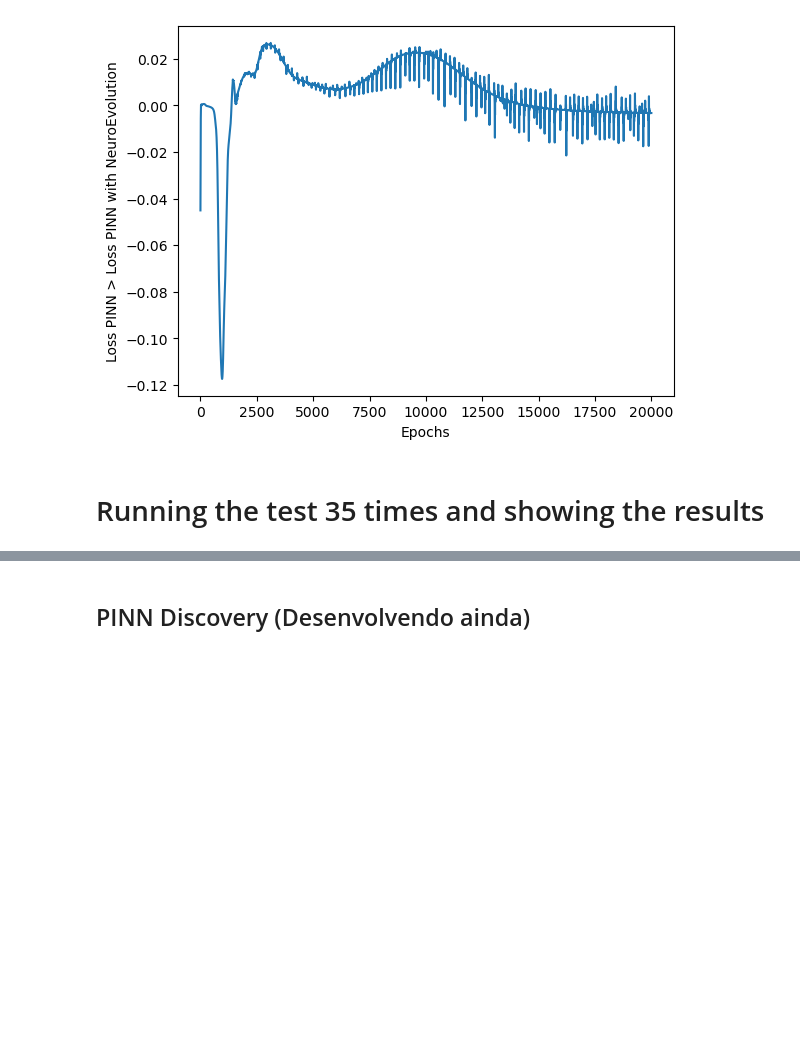
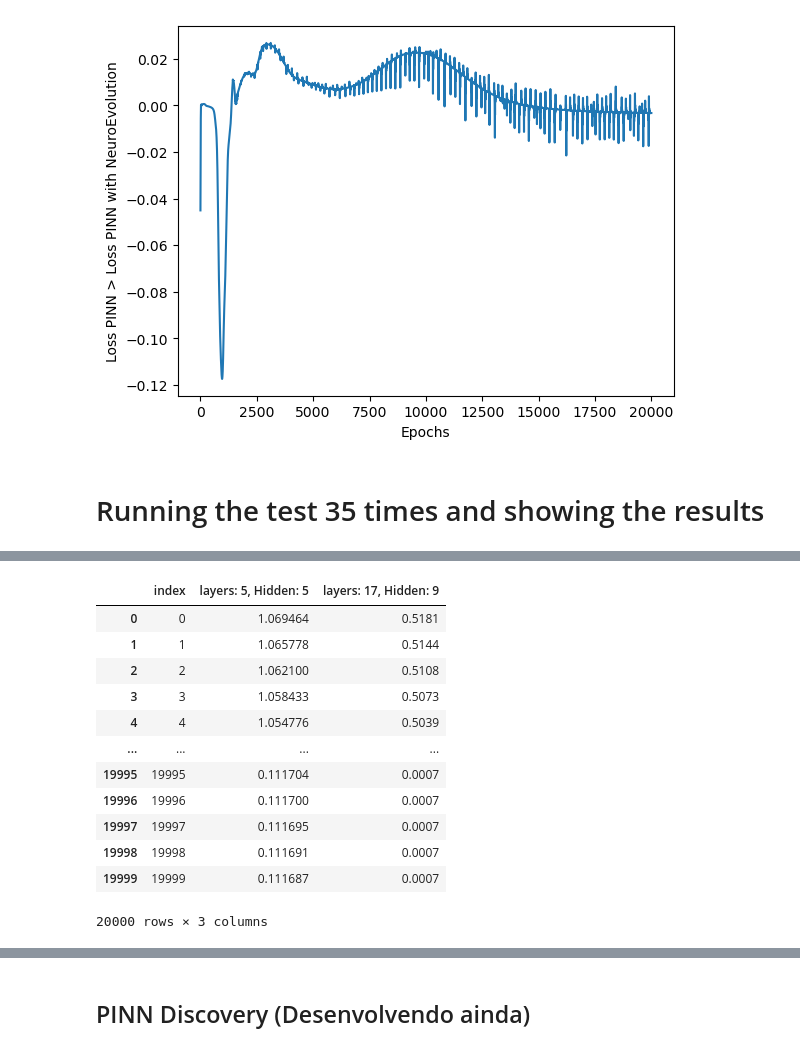
Before and after one commit to GMCavalheri/TCC_MBA, a Jupyter notebook: Codigo_tcc_oscilador.ipynb, the cells around one changed output, grey strips where cells are left out. Cells and saved outputs as stored; diff of their text form; code cells hidden in the pictures; blank space fills up the shorter version.

```diff
--- a/Codigo_tcc_oscilador.ipynb
+++ b/Codigo_tcc_oscilador.ipynb
@@ -728,0 +751,16 @@ Folder 'logs/0' ensured to exist.
+# %%
+data_comp
+# %% [output]
+|  | index | layers: 5, Hidden: 5 | layers: 17, Hidden: 9 |
+| 0 | 0 | 1.069464 | 0.5181 |
+| 1 | 1 | 1.065778 | 0.5144 |
+| 2 | 2 | 1.062100 | 0.5108 |
+| 3 | 3 | 1.058433 | 0.5073 |
+| 4 | 4 | 1.054776 | 0.5039 |
+| ... | ... | ... | ... |
+| 19995 | 19995 | 0.111704 | 0.0007 |
+| 19996 | 19996 | 0.111700 | 0.0007 |
+| 19997 | 19997 | 0.111695 | 0.0007 |
+| 19998 | 19998 | 0.111691 | 0.0007 |
+| 19999 | 19999 | 0.111687 | 0.0007 |
+20000 rows × 3 columns
```
Also changed, not shown: parts of 13 cells of this notebook, 8 other files.
